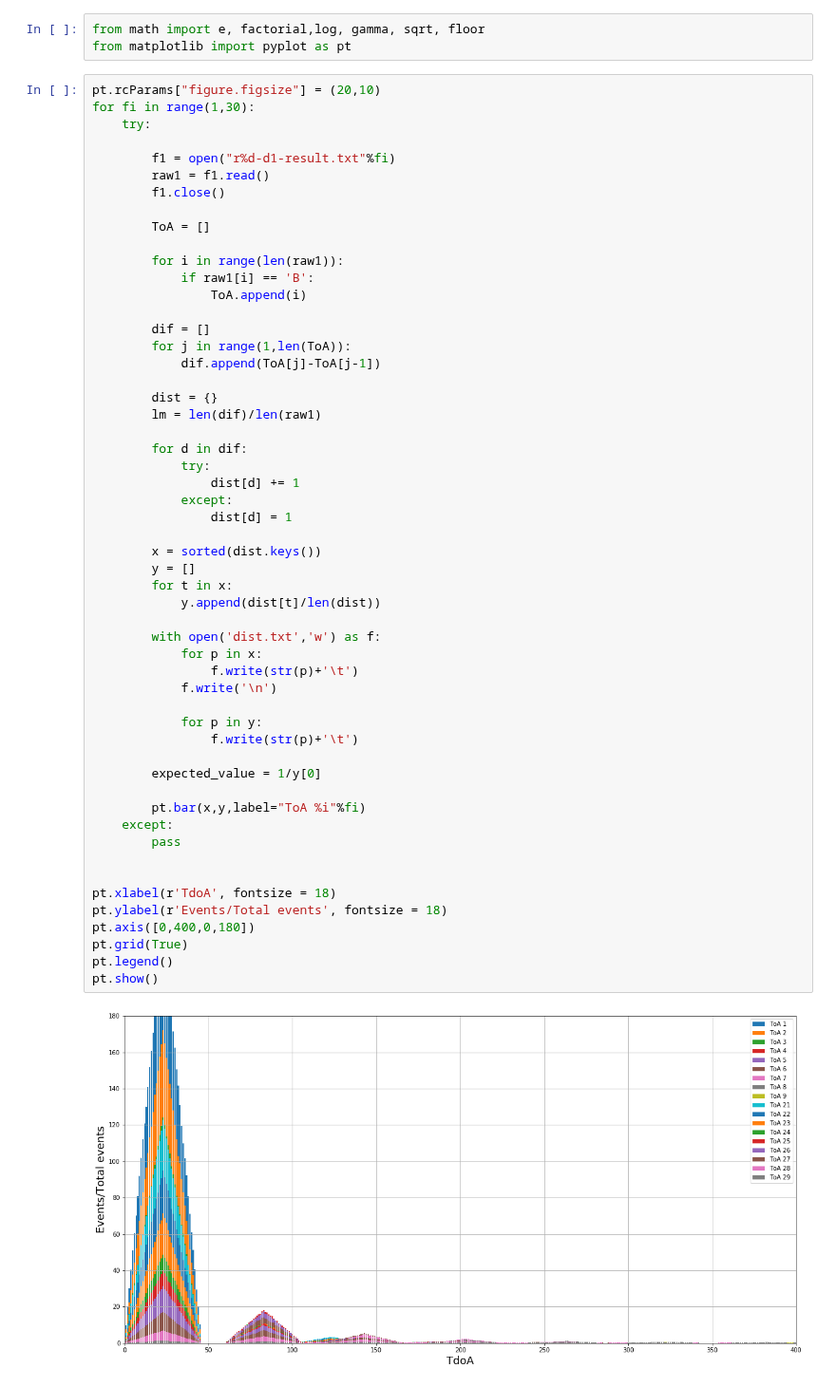
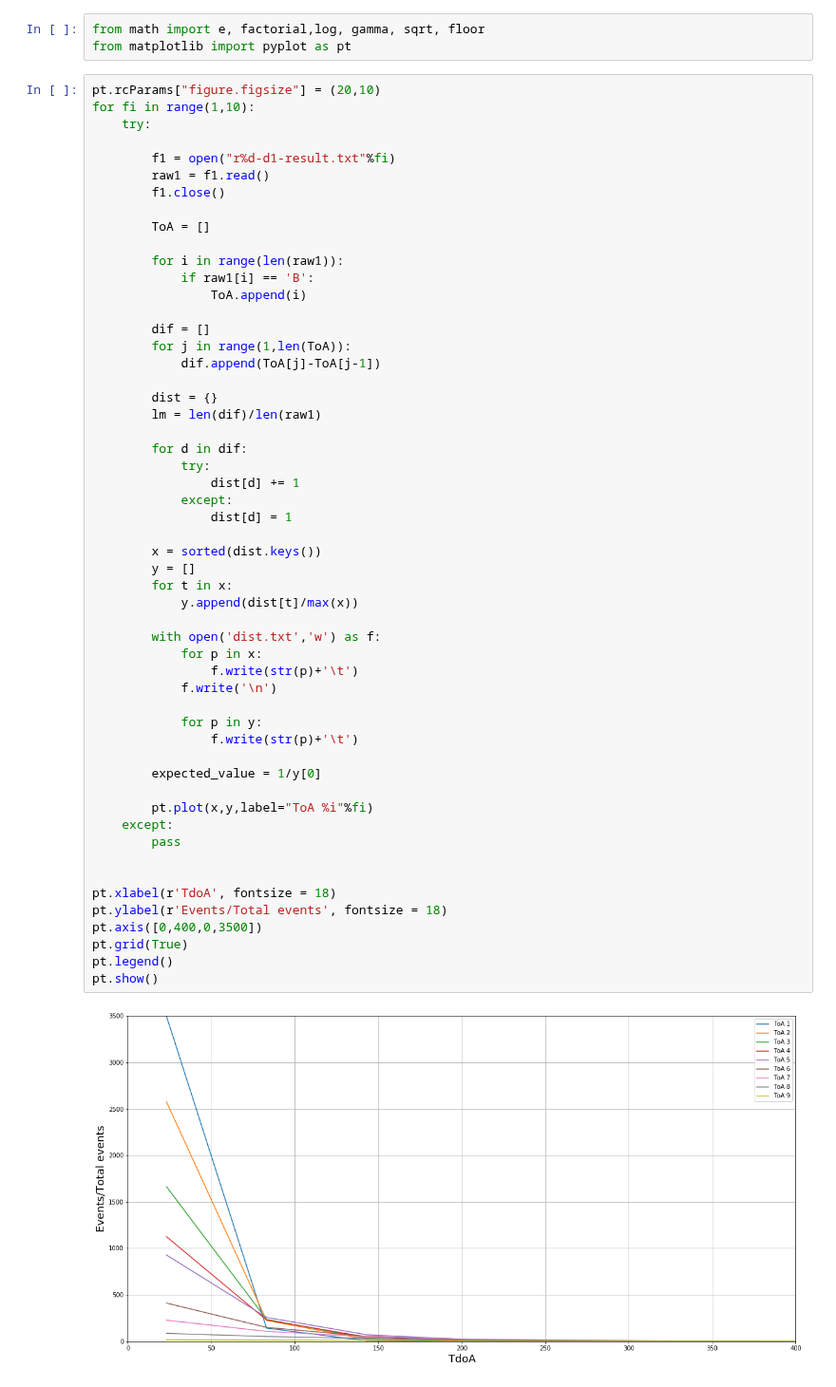
Before and after one commit to ingframin/BroadcastSimulation, a Jupyter notebook: results/Arrivals.ipynb, the cells around one changed output. Shown at 95% size. Saved outputs shown, nothing was run; the diff lists cells and outputs as text.

```diff
--- a/results/Arrivals.ipynb
+++ b/results/Arrivals.ipynb
@@ -3,7 +3,7 @@ from math import e, factorial,log, gamma, sqrt, floor
 from matplotlib import pyplot as pt
 # %%
 pt.rcParams["figure.figsize"] = (20,10)
-for fi in range(1,30):
+for fi in range(1,10):
     try:
 
         f1 = open("r%d-d1-result.txt"%fi)
@@ -26,34 +26,34 @@ for fi in range(1,30):
         for d in dif:
             try:
                 dist[d] += 1
             except:
                 dist[d] = 1
 
         x = sorted(dist.keys())
         y = []
         for t in x:
-            y.append(dist[t]/len(dist))
+            y.append(dist[t]/max(x))
 
         with open('dist.txt','w') as f:
             for p in x:
                 f.write(str(p)+'\t')
             f.write('\n')
 
             for p in y:
                 f.write(str(p)+'\t')
 
         expected_value = 1/y[0]
 
-        pt.bar(x,y,label="ToA %i"%fi)
+        pt.plot(x,y,label="ToA %i"%fi)
     except:
         pass
 
 
 pt.xlabel(r'TdoA', fontsize = 18)
 pt.ylabel(r'Events/Total events', fontsize = 18)
-pt.axis([0,400,0,180])
+pt.axis([0,400,0,3500])
 pt.grid(True)
 pt.legend()
 pt.show()
 # %% [output]
-[figure, old version]
+[figure, new version]
```
Also changed, not shown: 3 other files.
